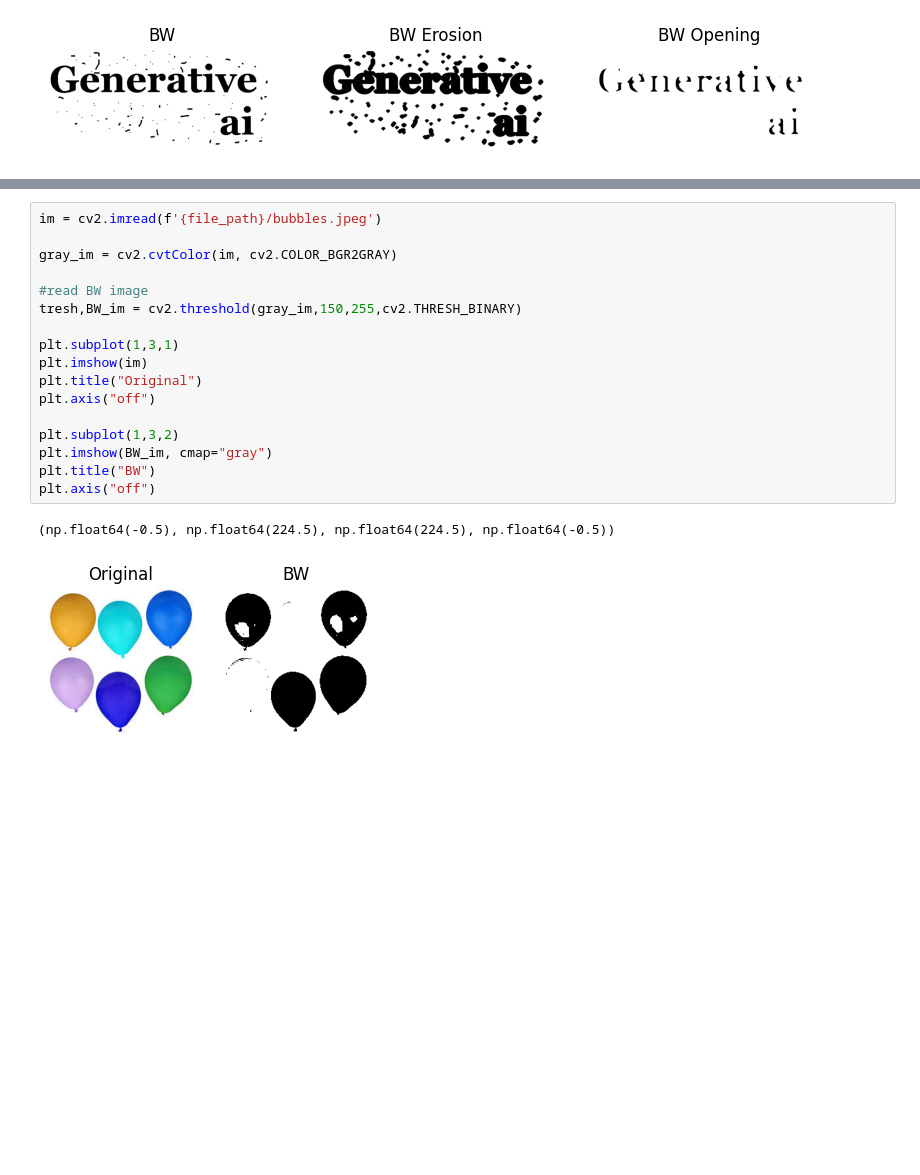
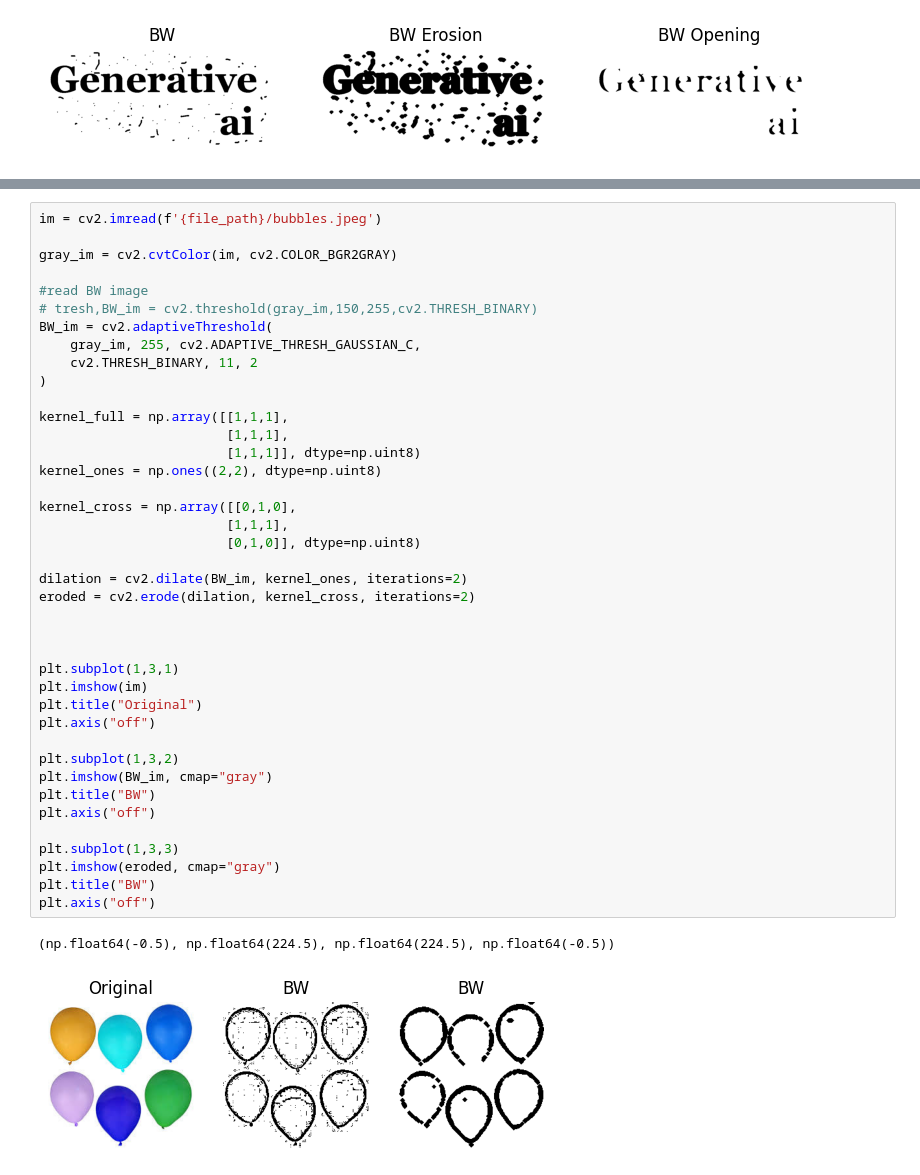
Before and after one commit to Pharseus/Image-Processing, a Jupyter notebook: week4_image_processing.ipynb, the cells around one changed output, grey strips where cells are left out. Cells and saved outputs as stored; diff of their text form; blank space fills up the shorter version.

```diff
--- a/week4_image_processing.ipynb
+++ b/week4_image_processing.ipynb
@@ -381,20 +382,43 @@ plt.show()
 # %%
 im = cv2.imread(f'{file_path}/bubbles.jpeg')
 
 gray_im = cv2.cvtColor(im, cv2.COLOR_BGR2GRAY)
 
 #read BW image
-tresh,BW_im = cv2.threshold(gray_im,150,255,cv2.THRESH_BINARY)
+# tresh,BW_im = cv2.threshold(gray_im,150,255,cv2.THRESH_BINARY)
+BW_im = cv2.adaptiveThreshold(
+    gray_im, 255, cv2.ADAPTIVE_THRESH_GAUSSIAN_C,
+    cv2.THRESH_BINARY, 11, 2
+)
+
+kernel_full = np.array([[1,1,1],
+                        [1,1,1],
+                        [1,1,1]], dtype=np.uint8)
+kernel_ones = np.ones((2,2), dtype=np.uint8)
+
+kernel_cross = np.array([[0,1,0],
+                        [1,1,1],
+                        [0,1,0]], dtype=np.uint8)
+
+dilation = cv2.dilate(BW_im, kernel_ones, iterations=2)
+eroded = cv2.erode(dilation, kernel_cross, iterations=2)
+
+
 
 plt.subplot(1,3,1)
 plt.imshow(im)
 plt.title("Original")
 plt.axis("off")
 
 plt.subplot(1,3,2)
 plt.imshow(BW_im, cmap="gray")
 plt.title("BW")
 plt.axis("off")
+
+plt.subplot(1,3,3)
+plt.imshow(eroded, cmap="gray")
+plt.title("BW")
+plt.axis("off")
 # %% [output]
 (np.float64(-0.5), np.float64(224.5), np.float64(224.5), np.float64(-0.5))
-[figure, old version]
+[figure, new version]
```
Also changed, not shown: parts of 3 cells of this notebook.
